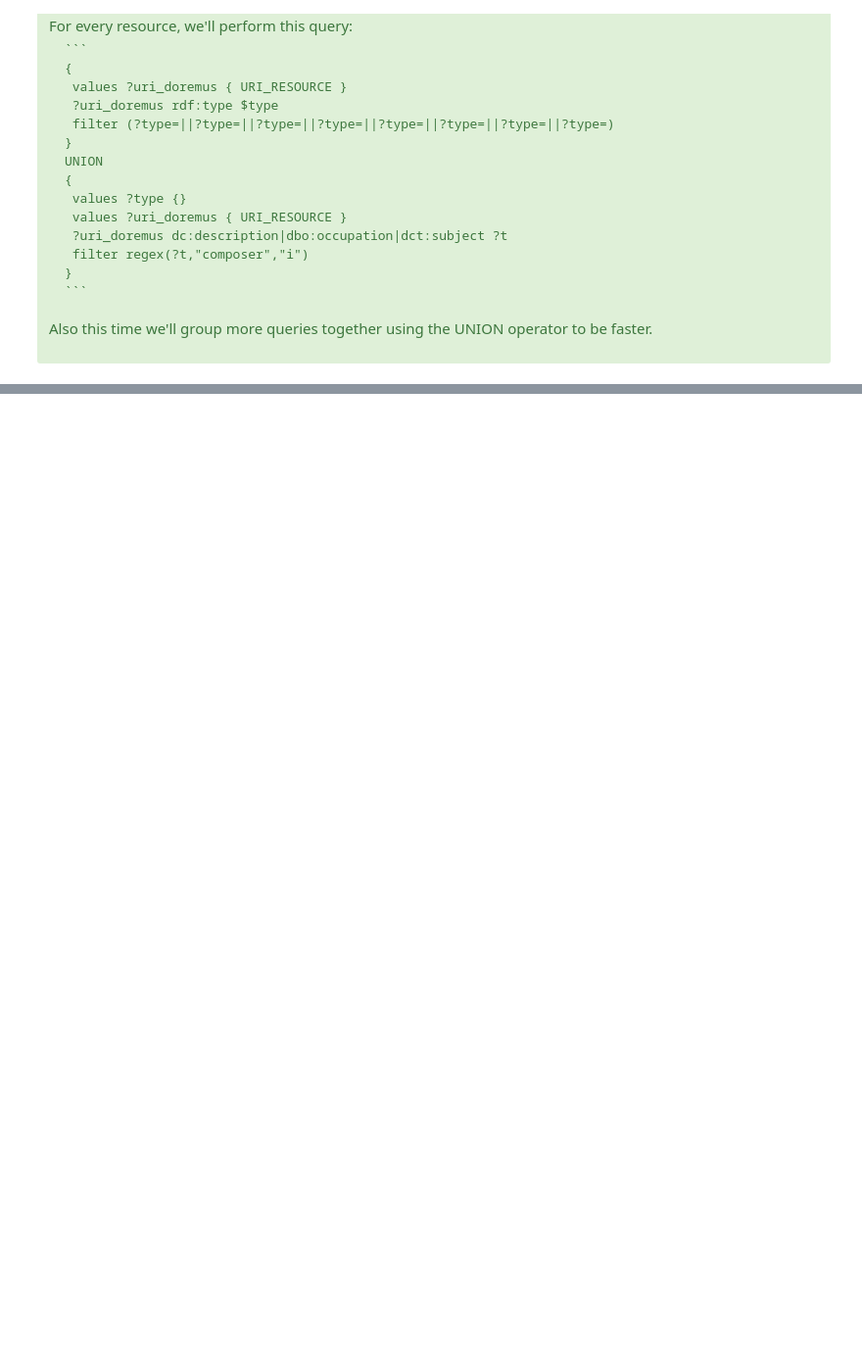
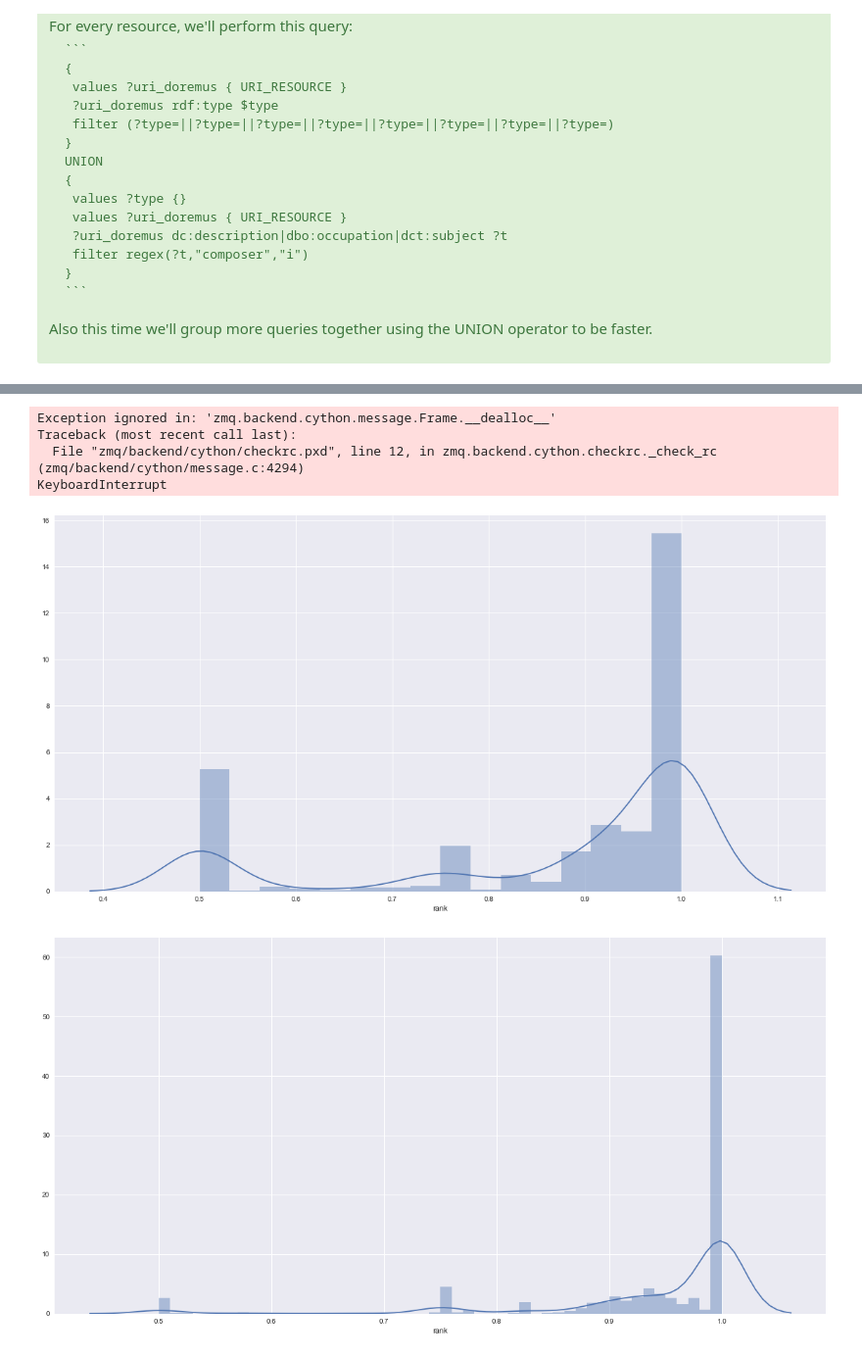
Before and after one commit to D2KLab/CityMUS, a Jupyter notebook: matching_DB_Doremus/artist_dbpedia_matching/artist_dbpedia_matching.ipynb, the cells around one changed output, grey strips where cells are left out. Shown at 98% size. Drawn from its saved outputs; the diff is of its cells as text; code cells hidden in the pictures; blank space fills up the shorter version.

```diff
--- a/matching_DB_Doremus/artist_dbpedia_matching/artist_dbpedia_matching.ipynb
+++ b/matching_DB_Doremus/artist_dbpedia_matching/artist_dbpedia_matching.ipynb
@@ -534,3 +733,5 @@ doremus_dbpedia_filtered=doremus_dbpedia_artist_final[['doremus_uri','dbpedia_ur
 doremus_dbpedia_filtered.columns = ['uri_doremus','uri_dbpedia','rank']
 # %%
 doremus_dbpedia_filtered.to_csv('doremus_dbpedia_artists.csv',index=False)
+# %%
+doremus_dbpedia_filtered_0_5 =doremus_dbpedia_filtered[doremus_dbpedia_filtered['rank'].astype(float)>=0.5]
@@ -536,0 +760,4 @@ doremus_dbpedia_filtered.to_csv('doremus_dbpedia_artists.csv',index=False)
+# %%
+doremus_artists = pd.read_csv("Artists_Doremus.csv")
+# %%
+doremus_artists_with_dbpedia_link = doremus_artists[doremus_artists['dbpedia'].notnull()]
@@ -536,0 +847,24 @@ doremus_dbpedia_filtered.to_csv('doremus_dbpedia_artists.csv',index=False)
+# %%
+evaluation_table_2 = (
+    pd.merge(
+    doremus_dbpedia_filtered_0_5,
+    doremus_artists_with_dbpedia_link[['uri_doremus','dbpedia','name_doremus']],
+    on='uri_doremus',
+    how='left')
+    )
+d1=evaluation_table_2[evaluation_table_2['dbpedia'].isnull()]
+d2=evaluation_table_2[evaluation_table_2['dbpedia'].notnull()]
+# %%
+plt.figure(figsize=(20,10))
+sns.distplot(d1['rank'].astype(float))
+sns.plt.show()
+plt.figure(figsize=(20,10))
+sns.distplot(d2['rank'].astype(float))
+sns.plt.show()
+# %% [output]
+Exception ignored in: 'zmq.backend.cython.message.Frame.__dealloc__'
+Traceback (most recent call last):
+  File "zmq/backend/cython/checkrc.pxd", line 12, in zmq.backend.cython.checkrc._check_rc (zmq/backend/cython/message.c:4294)
+KeyboardInterrupt
+[figure, added]
+[figure, added]
```
Also changed, not shown: parts of 80 cells of this notebook, 5 other files.
